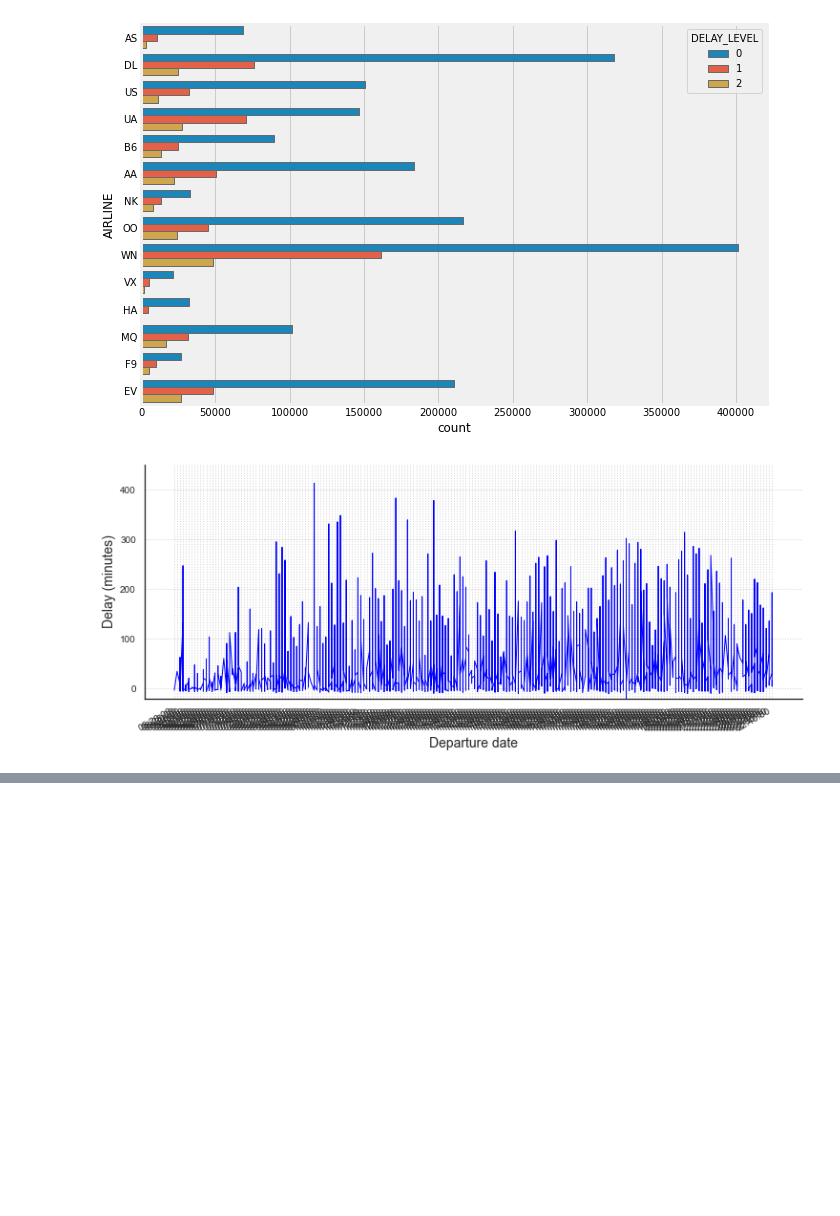
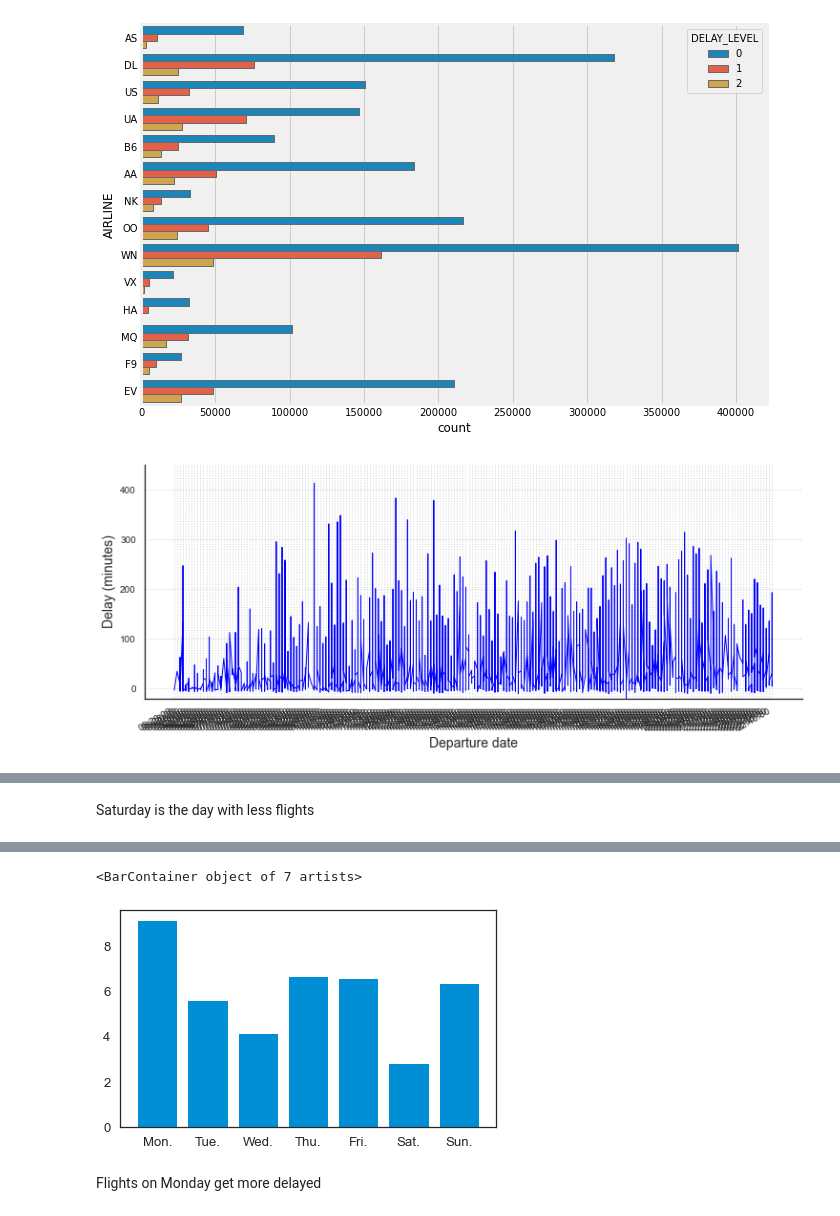
Before and after one commit to paula-sorolla/AML-FlightDelay, a Jupyter notebook: Data Visualizations.ipynb, the cells around one changed output, grey strips where cells are left out. Cells and saved outputs as stored; diff of their text form; code cells hidden in the pictures; blank space fills up the shorter version.

```diff
--- a/Data Visualizations.ipynb
+++ b/Data Visualizations.ipynb
@@ -212,0 +211,8 @@ Text(0.5, 1.0, 'Average arrival delay distribution per hour of the day')
+# %% [markdown]
+Saturday is the day with less flights
+# %%
+df3
+df_group2 = df3.groupby('DAY_OF_WEEK').mean()
+display(df_group2)
+plt.bar(days, df_group2['ARRIVAL_DELAY'])
+# %% [output]
@@ -212,0 +228,4 @@ Text(0.5, 1.0, 'Average arrival delay distribution per hour of the day')
+<BarContainer object of 7 artists>
+[figure, added]
+# %% [markdown]
+Flights on Monday get more delayed
```
Also changed, not shown: parts of 8 cells of this notebook.
